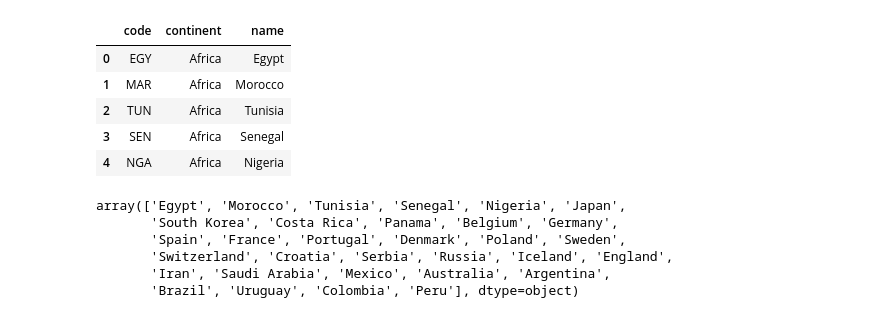
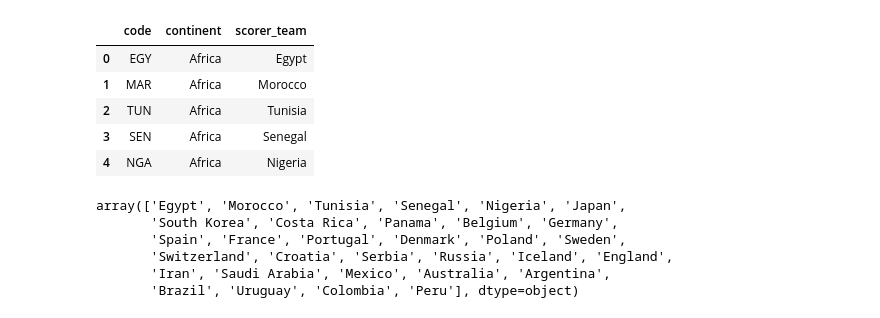
Before and after one commit to finnqiao/2018worldcup_viz, a Jupyter notebook: 2018_viz.ipynb, the cells around one changed output. Saved outputs shown, nothing was run; the diff lists cells and outputs as text; code cells hidden in the pictures.

```diff
--- a/2018_viz.ipynb
+++ b/2018_viz.ipynb
@@ -8,12 +8,13 @@ from pandas.io.json import json_normalize
 # %%
 with open('worldcup.teams.json') as f:
     d = json.load(f)
 
 teams_df = json_normalize(d['teams'])
 teams_df = teams_df[['code','continent','name']]
+teams_df.columns = ['code','continent','scorer_team']
 teams_df.head()
 # %% [output]
-|  | code | continent | name |
+|  | code | continent | scorer_team |
 | 0 | EGY | Africa | Egypt |
 | 1 | MAR | Africa | Morocco |
 | 2 | TUN | Africa | Tunisia |
```
Also changed, not shown: parts of 19 cells of this notebook, 1 other file.
